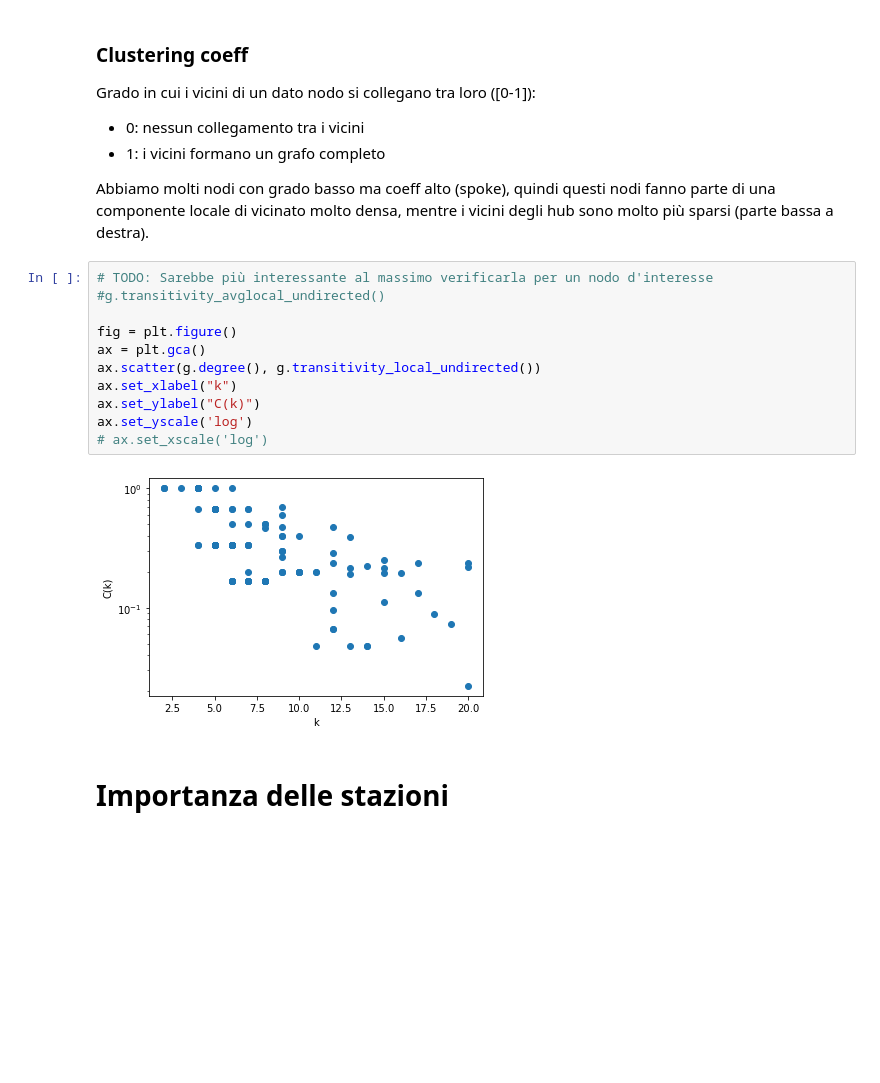
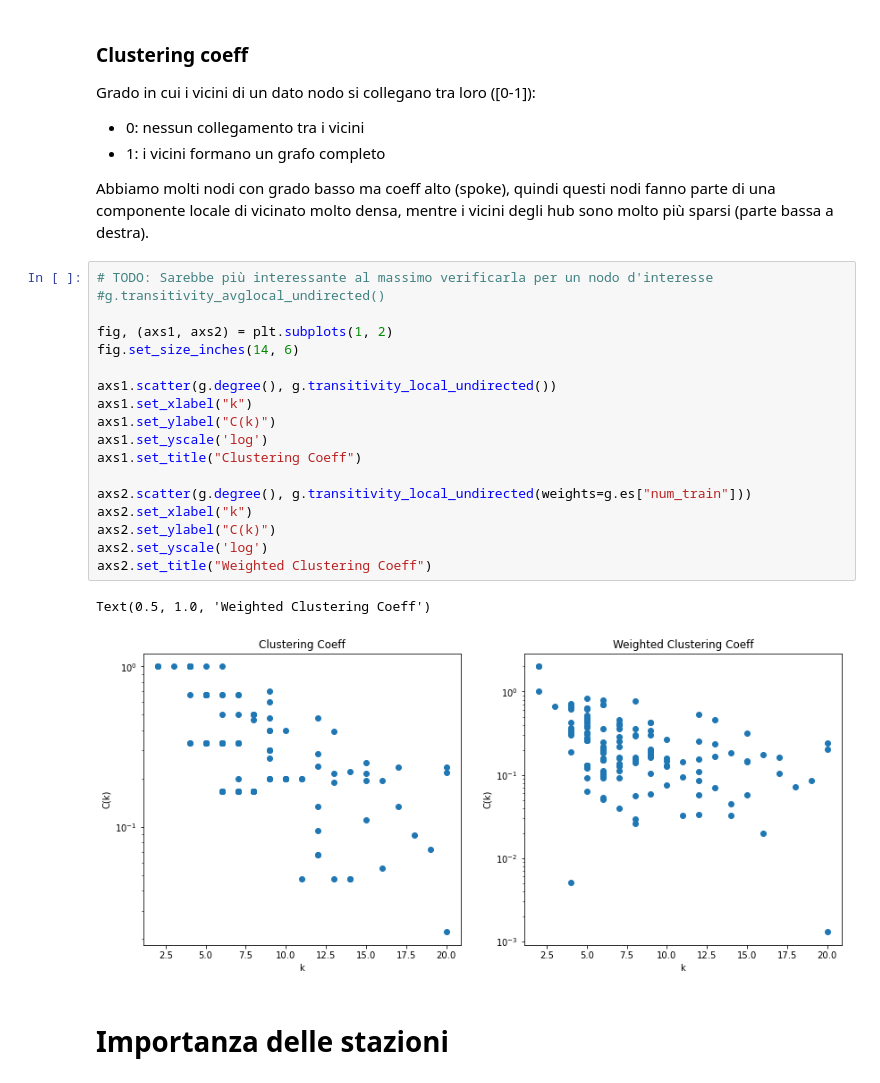
Before and after one commit to AlbezJelt/data-analytics-project-21-22, a Jupyter notebook: src/final_analysis/network_and_centrality.ipynb, the cells around one changed output. Saved outputs shown, nothing was run; the diff lists cells and outputs as text; blank space fills up the shorter version.

```diff
--- a/src/final_analysis/network_and_centrality.ipynb
+++ b/src/final_analysis/network_and_centrality.ipynb
@@ -96,16 +116,24 @@ Abbiamo molti nodi con grado basso ma coeff alto (spoke), quindi questi nodi fan
 # %%
 # TODO: Sarebbe più interessante al massimo verificarla per un nodo d'interesse
 #g.transitivity_avglocal_undirected()
 
-fig = plt.figure()
-ax = plt.gca()
-ax.scatter(g.degree(), g.transitivity_local_undirected())
-ax.set_xlabel("k")
-ax.set_ylabel("C(k)")
-ax.set_yscale('log')
-# ax.set_xscale('log')
+fig, (axs1, axs2) = plt.subplots(1, 2)
+fig.set_size_inches(14, 6)
+
+axs1.scatter(g.degree(), g.transitivity_local_undirected())
+axs1.set_xlabel("k")
+axs1.set_ylabel("C(k)")
+axs1.set_yscale('log')
+axs1.set_title("Clustering Coeff")
+
+axs2.scatter(g.degree(), g.transitivity_local_undirected(weights=g.es["num_train"]))
+axs2.set_xlabel("k")
+axs2.set_ylabel("C(k)")
+axs2.set_yscale('log')
+axs2.set_title("Weighted Clustering Coeff")
 # %% [output]
+Text(0.5, 1.0, 'Weighted Clustering Coeff')
-[figure, old version]
+[figure, new version]
 # %% [markdown]
 # Importanza delle stazioni
 # %% [markdown]
```
Also changed, not shown: parts of 5 cells of this notebook, 2 other files.
